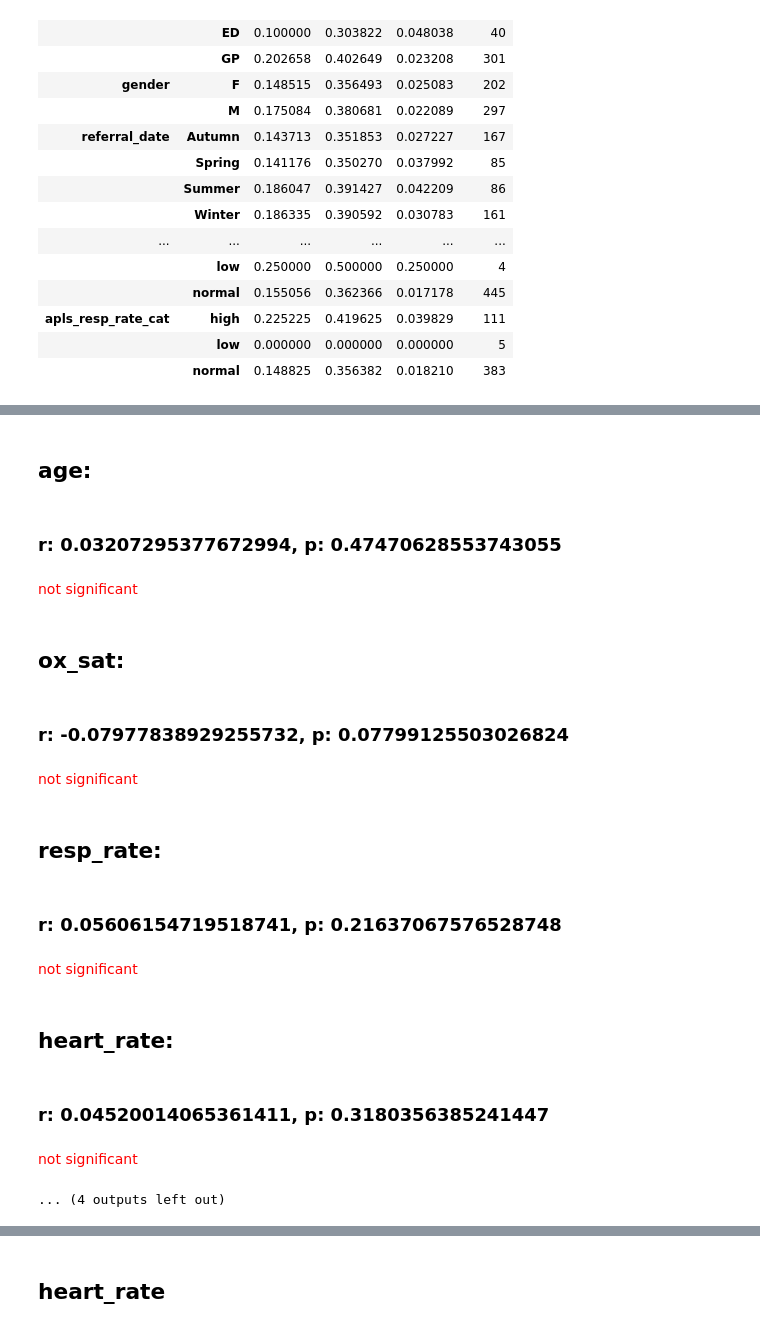
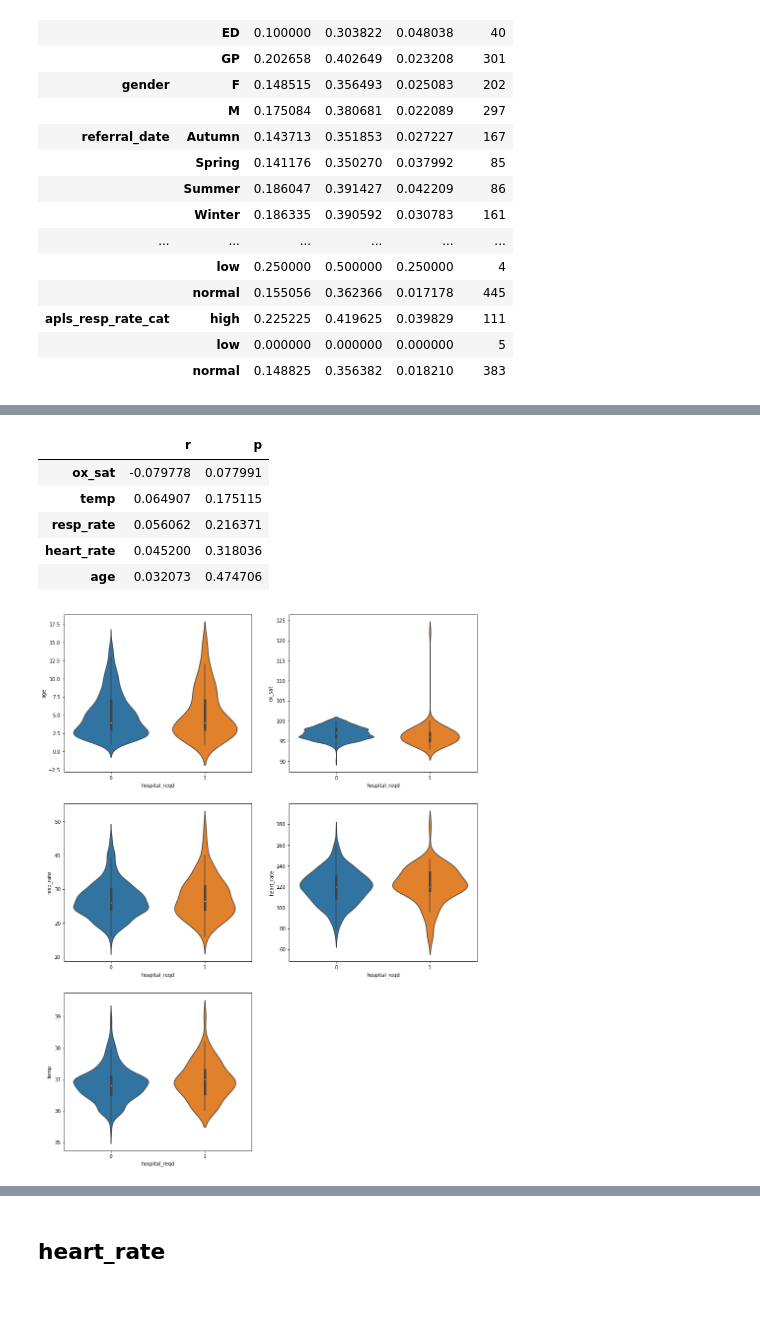
Before and after one commit to btcooper22/ace_project, a Jupyter notebook: exploration/exploration.ipynb, the cells around one changed output, grey strips where cells are left out. Saved outputs shown, nothing was run; the diff lists cells and outputs as text; code cells hidden in the pictures; blank space fills up the shorter version.

Commit message:
added train test data prep and small changes to exploration

```diff
--- a/exploration/exploration.ipynb
+++ b/exploration/exploration.ipynb
@@ -167,36 +172,19 @@ for n, feature in enumerate(bar_plot_features):
 # %%
 violin_features = ['age', 'ox_sat', 'resp_rate', 'heart_rate', 'temp']
 
 fig, axs = plt.subplots(ncols=2, nrows=3, figsize=(15,20))
 for n, feature in enumerate(violin_features):
     sns.violinplot(data=ace_data,
                    x="hospital_reqd",
                    y=feature,
                    ax=axs[int(np.floor(n/2)), n%2])
 
 axs[2,1].axis("off")
-
-for feature in violin_features:
-    display(HTML(f"<h2>{feature}:</h2>"))
-    data = ace_data[[feature, "hospital_reqd"]].dropna()
-    r, p = stats.pearsonr(data[feature],
-                          data.hospital_reqd)
-    display(HTML(f"<h3>r: {r}, p: {p}"))
-    if p < 0.05:
-        display(HTML("<p style='color:green'>significant</p"))
-    else:
-        display(HTML("<p style='color:red'>not significant</p"))
 # %% [output]
-age:
-r: 0.03207295377672994, p: 0.47470628553743055
-not significant
-ox_sat:
-r: -0.07977838929255732, p: 0.07799125503026824
-not significant
-resp_rate:
-r: 0.05606154719518741, p: 0.21637067576528748
-not significant
-heart_rate:
-r: 0.04520014065361411, p: 0.3180356385241447
-not significant
-... (4 outputs left out)
+|  | r | p |
+| ox_sat | -0.079778 | 0.077991 |
+| temp | 0.064907 | 0.175115 |
+| resp_rate | 0.056062 | 0.216371 |
+| heart_rate | 0.045200 | 0.318036 |
+| age | 0.032073 | 0.474706 |
+[figure, added]
```
Also changed, not shown: parts of 11 cells of this notebook, 3 other files.
